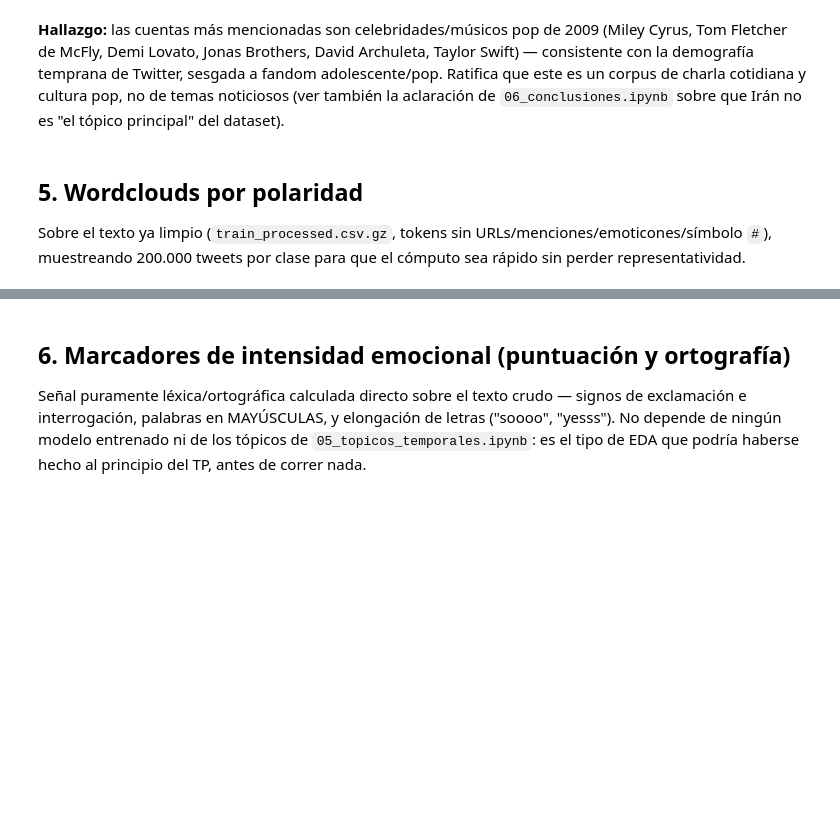
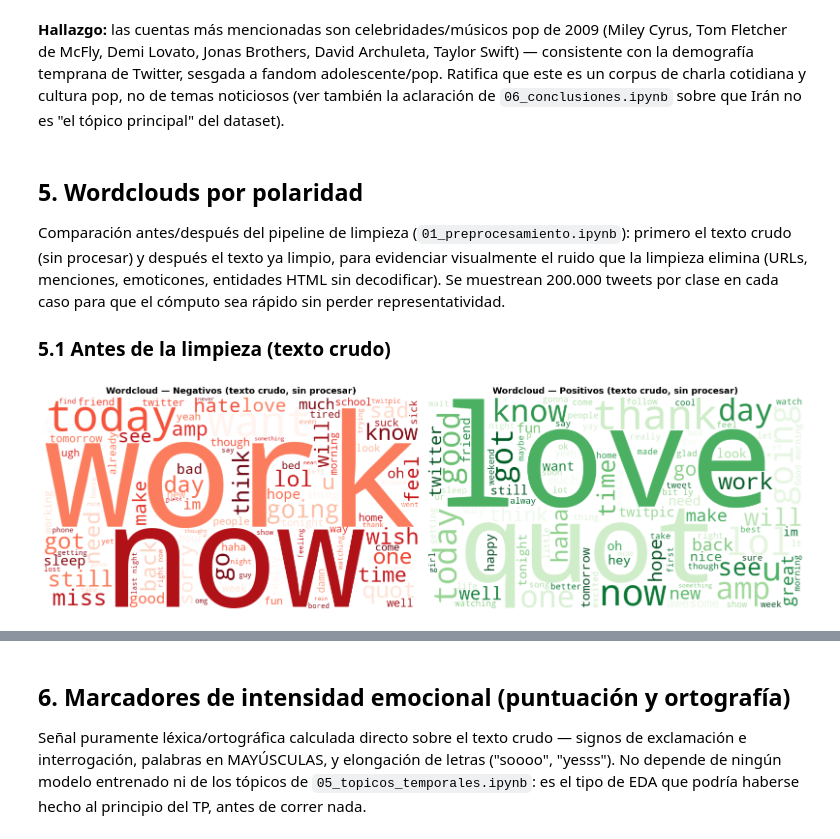
Before and after one commit to gzarazaga/trabajo-practico-3, a Jupyter notebook: notebooks/00b_eda_contenido.ipynb, the cells around one changed output, grey strips where cells are left out. Saved outputs shown, nothing was run; the diff lists cells and outputs as text; code cells hidden in the pictures; blank space fills up the shorter version.

```diff
--- a/notebooks/00b_eda_contenido.ipynb
+++ b/notebooks/00b_eda_contenido.ipynb
@@ -133,4 +135,29 @@ plt.show()
 # %% [markdown]
 ## 5. Wordclouds por polaridad
 
-Sobre el texto ya limpio (`train_processed.csv.gz`, tokens sin URLs/menciones/emoticones/símbolo `#`), muestreando 200.000 tweets por clase para que el cómputo sea rápido sin perder representatividad.
+Comparación antes/después del pipeline de limpieza (`01_preprocesamiento.ipynb`): primero el texto crudo (sin procesar) y después el texto ya limpio, para evidenciar visualmente el ruido que la limpieza elimina (URLs, menciones, emoticones, entidades HTML sin decodificar). Se muestrean 200.000 tweets por clase en cada caso para que el cómputo sea rápido sin perder representatividad.
+
+### 5.1 Antes de la limpieza (texto crudo)
+# %%
+RANDOM_STATE = 42
+MUESTRA = 200000
+
+texto_neg_crudo = " ".join(df[df["polarity"] == 0]["text"].sample(MUESTRA, random_state=RANDOM_STATE))
+texto_pos_crudo = " ".join(df[df["polarity"] == 4]["text"].sample(MUESTRA, random_state=RANDOM_STATE))
+
+wc_neg_crudo = WordCloud(width=800, height=450, background_color="white", max_words=100, colormap="Reds").generate(texto_neg_crudo)
+wc_pos_crudo = WordCloud(width=800, height=450, background_color="white", max_words=100, colormap="Greens").generate(texto_pos_crudo)
+
+fig, axes = plt.subplots(1, 2, figsize=(16, 7))
+axes[0].imshow(wc_neg_crudo, interpolation="bilinear")
+axes[0].set_title("Wordcloud — Negativos (texto crudo, sin procesar)", fontsize=13, fontweight="bold")
+axes[0].axis("off")
+
+axes[1].imshow(wc_pos_crudo, interpolation="bilinear")
+axes[1].set_title("Wordcloud — Positivos (texto crudo, sin procesar)", fontsize=13, fontweight="bold")
+axes[1].axis("off")
+
+plt.tight_layout()
+plt.show()
+# %% [output]
+[figure, added]
```
Also changed, not shown: parts of 3 cells of this notebook.
